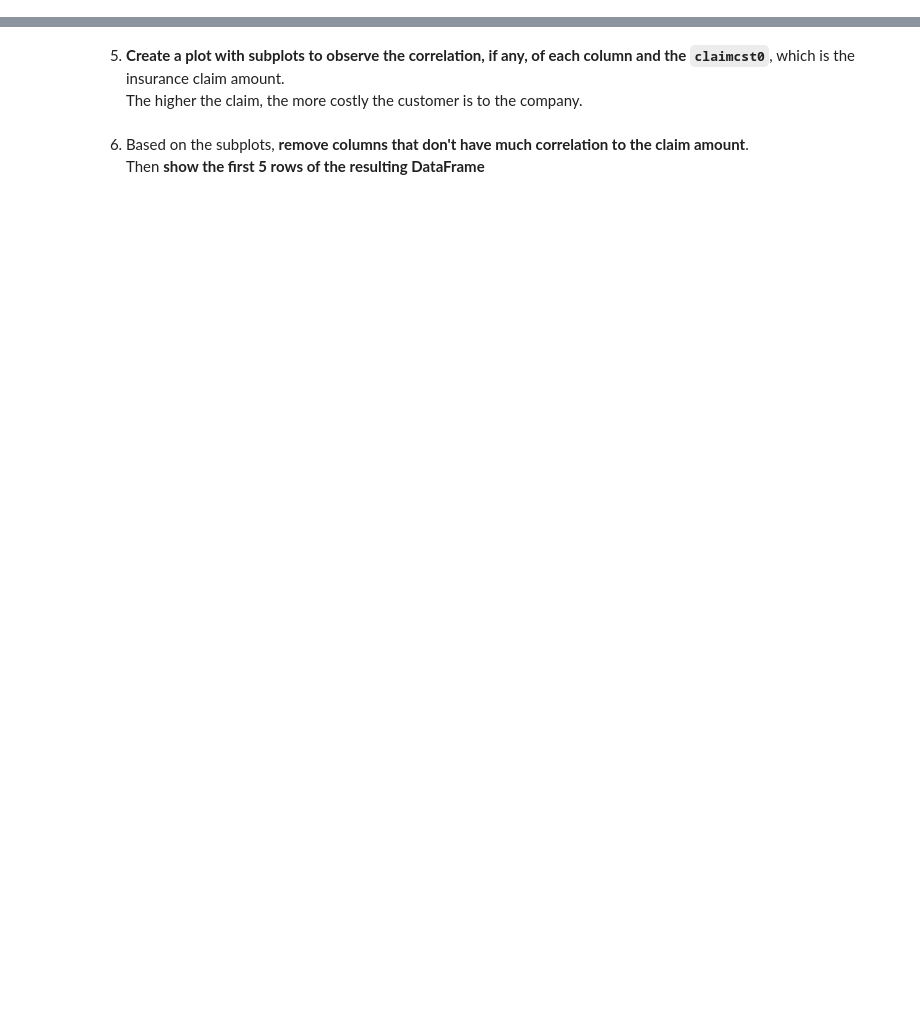
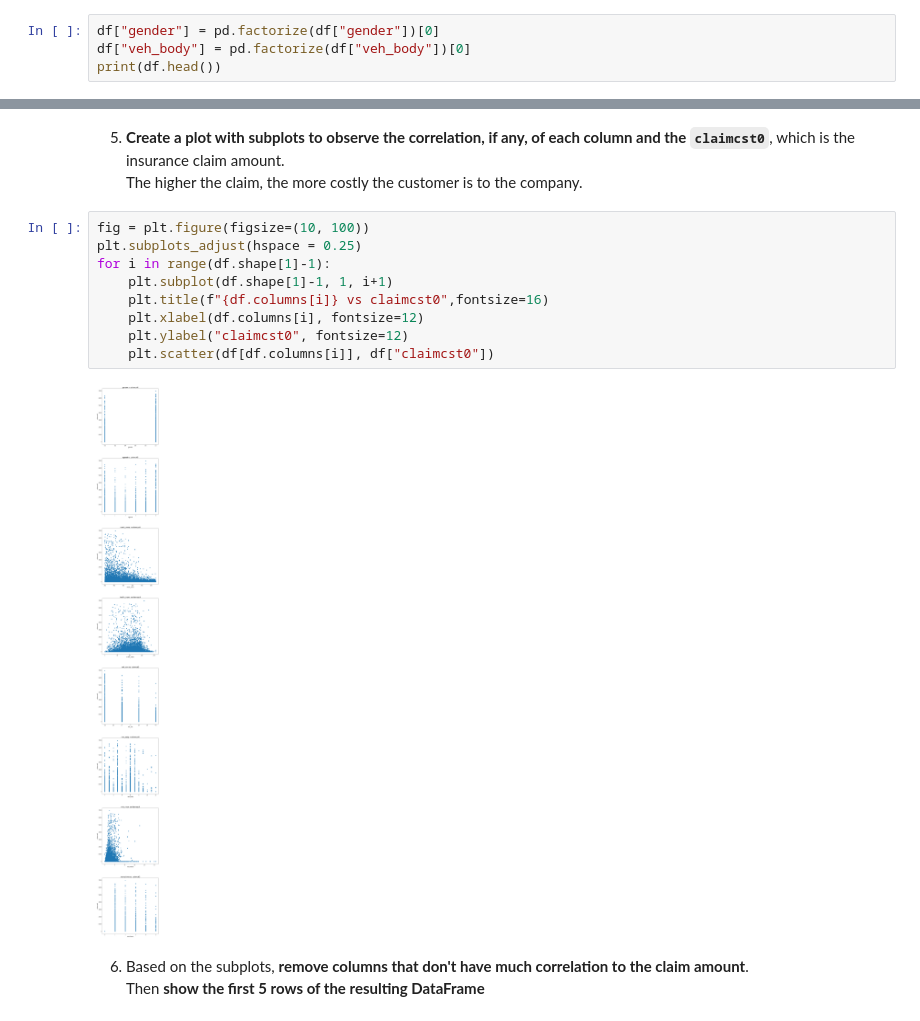
Before and after one commit to Pratyush-Shanbhag/Introduction_To_Data_Science, a Jupyter notebook: Lab_3b/lab3b.ipynb, the cells around one changed output, grey strips where cells are left out. Cells and saved outputs as stored; diff of their text form; blank space fills up the shorter version.

```diff
--- a/Lab_3b/lab3b.ipynb
+++ b/Lab_3b/lab3b.ipynb
@@ -94,3 +89,7 @@ dtype: int64
 4. The dataset is still large enough to continue with it.<br>
 __Change the `gender` and `veh_body` to numeric data__<br>
 Then __print the first 5 rows of the resulting DataFrame__
+# %%
+df["gender"] = pd.factorize(df["gender"])[0]
+df["veh_body"] = pd.factorize(df["veh_body"])[0]
+print(df.head())
@@ -97,6 +110,17 @@ Then __print the first 5 rows of the resulting DataFrame__
 # %% [markdown]
 5. __Create a plot with subplots to observe the correlation, if any, of each column and the `claimcst0`__, which is the insurance claim amount.<br>
 The higher the claim, the more costly the customer is to the company.
+# %%
+fig = plt.figure(figsize=(10, 100))
+plt.subplots_adjust(hspace = 0.25)
+for i in range(df.shape[1]-1):
+    plt.subplot(df.shape[1]-1, 1, i+1)
+    plt.title(f"{df.columns[i]} vs claimcst0",fontsize=16)
+    plt.xlabel(df.columns[i], fontsize=12)
+    plt.ylabel("claimcst0", fontsize=12)
+    plt.scatter(df[df.columns[i]], df["claimcst0"])
+# %% [output]
+[figure, added]
 # %% [markdown]
 6. Based on the subplots, __remove columns that don't have much correlation to the claim amount__.<br>
 Then __show the first 5 rows of the resulting DataFrame__
```
Also changed, not shown: parts of 3 cells of this notebook.
